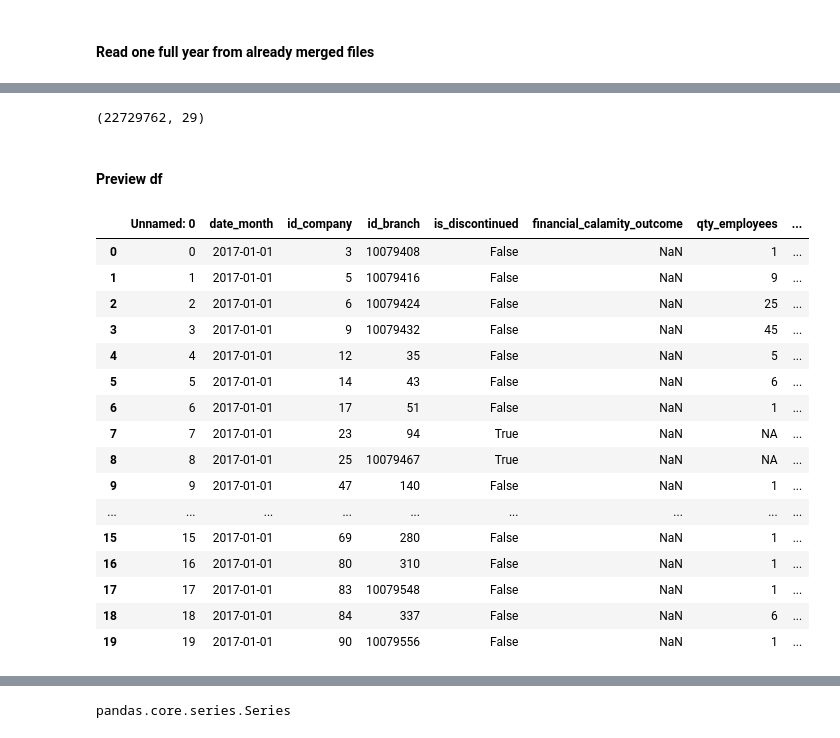
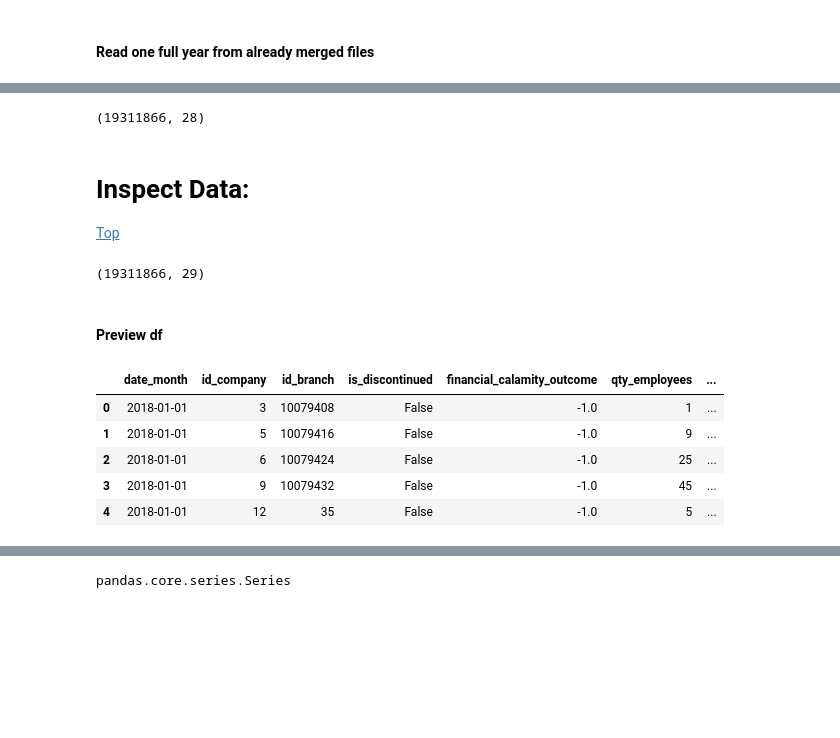
Before and after one commit to mark-me/relocation_indicator, a Jupyter notebook: Notebooks/Data_Merging/graydon_inspect_one_year.ipynb, the cells around one changed output, grey strips where cells are left out. Cells and saved outputs as stored; diff of their text form; code cells hidden in the pictures; blank space fills up the shorter version.

```diff
--- a/Notebooks/Data_Merging/graydon_inspect_one_year.ipynb
+++ b/Notebooks/Data_Merging/graydon_inspect_one_year.ipynb
@@ -51,7 +67,7 @@ selected_columns_small = ['date_month', 'id_company', 'id_branch', 'date_establi
         'has_name_change'
        ]
 # %%
-#%%time
+
 def read_one_year_from_bucket_merged_csv(year, dir_prefix = ''):
     """ Reads a whole year of data from the already merged files """
     full_year_df = pd.DataFrame()
@@ -63,9 +79,41 @@ def read_one_year_from_bucket_merged_csv(year, dir_prefix = ''):
         if year in blob.name:
             print('Processing file: ', blob.name)
             with fs.open('graydon-data/' + blob.name) as f:
-                full_year_df = pd.read_csv(f, sep=',')
+                full_year_df = pd.read_csv(f, sep=',', index_col=0)
         print('The number of rows so far is: ', full_year_df.shape[0])
     return full_year_df
+# %%
+def clean_data_per_year(df):
+    df['date_month'] = pd.to_datetime(df['date_month'])
+    df['financial_calamity_outcome'] = df['financial_calamity_outcome'].fillna(-1)
+    df['qty_employees'] = df['qty_employees'].str.strip()
+    df.loc[df.qty_employees == 'NA', 'qty_employees'] = 0
+    df['qty_employees'] = df['qty_employees'].fillna(0)
+    df['qty_employees'] = df['qty_employees'].astype(str).astype(int)
+    df['year_qty_employees'] = df['year_qty_employees'].str.strip()
+    df.loc[df.year_qty_employees == 'NA', 'year_qty_employees'] = None
+    df['amt_revenue'] = df['amt_revenue'].str.strip()
+    df.loc[df.amt_revenue == 'NA', 'amt_revenue'] = 0
+    df['amt_revenue'] = df['amt_revenue'].astype(str).str.replace(',','.').astype(float)
+    df['year_revenue'] = df['year_revenue'].str.strip()
+    df.loc[df.year_revenue == 'NA', 'year_revenue'] = 0
+    df['amt_consolidated_revenue'] = df['amt_consolidated_revenue'].str.strip()
+    df.loc[df.amt_consolidated_revenue == 'NA', 'amt_consolidated_revenue'] = 0
+    df['amt_consolidated_revenue'] = df['amt_consolidated_revenue'].astype(str).str.replace(',','.').astype(float)
+    df['year_consolidated_revenue'] = df['year_consolidated_revenue'].str.strip()
+    df.loc[df.year_consolidated_revenue == 'NA', 'year_consolidated_revenue'] = 0
+    df['amt_consolidated_operating_result'] = df['amt_consolidated_operating_result'].str.strip()
+    df.loc[df.amt_consolidated_operating_result == 'NA', 'amt_consolidated_operating_result'] = 0
+    df['amt_consolidated_operating_result'] = df['amt_consolidated_operating_result'].astype(str).str.replace(',','.').astype(float)
+    df['year_consolidated_operating_result'] = df['year_consolidated_operating_result'].str.strip()
+    df.loc[df.year_consolidated_operating_result == 'NA', 'year_consolidated_operating_result'] = 0
+    df['score_pd'] = df['score_pd'].str.strip()
+    df.loc[df.score_pd == 'NA', 'score_pd'] = 0
+    df['score_pd'] = df['score_pd'].astype(str).str.replace(',','.').astype(float)
+    df['has_increased_risk'] = df['has_increased_risk'].astype(bool)
+    df.loc[df.has_increased_risk == None, 'has_increased_risk'] = False
+    df.loc[df.code_sbi_2.isnull(), 'code_sbi_2'] = 0
+    return df
 # %%
 def save_df_locally(df, dir_prefix, year, as_json= False):
     """ Saves df as json or csv locally on server """
@@ -78,5 +126,5 @@ def save_df_locally(df, dir_prefix, year, as_json= False):
 # %% [markdown]
 #### Read one full year from already merged files
 # %%
-one_year_df = read_one_year_from_bucket_merged_csv(dir_prefix= 'including_scores/merged_per_year', year = '2017')
+one_year_df = read_one_year_from_bucket_merged_csv(dir_prefix= 'including_scores/merged_per_year', year = '2018')
 # %% [output]
@@ -96,29 +142,31 @@ The number of rows so far is:  22729762
+# %%
+one_year_df = clean_data_per_year(one_year_df)
+# %%
+one_year_df.shape
+# %% [output]
+(19311866, 28)
+# %% [markdown]
+<a id='inspect_data'></a>
+
+# Inspect Data:
+
+
+<a href=#top>Top</a>
 # %%
 one_year_df.shape
 # %% [output]
-(22729762, 29)
+(19311866, 29)
 # %% [markdown]
 #### Preview df
 # %%
-HTML(DataFrame(one_year_df.head(20)).to_html())
+HTML(DataFrame(one_year_df.head(5)).to_html())
 # %% [output]
-|  | Unnamed: 0 | date_month | id_company | id_branch | is_discontinued | financial_calamity_outcome | qty_employees | ... |
-| 0 | 0 | 2017-01-01 | 3 | 10079408 | False | NaN | 1 | ... |
-| 1 | 1 | 2017-01-01 | 5 | 10079416 | False | NaN | 9 | ... |
-| 2 | 2 | 2017-01-01 | 6 | 10079424 | False | NaN | 25 | ... |
-| 3 | 3 | 2017-01-01 | 9 | 10079432 | False | NaN | 45 | ... |
-| 4 | 4 | 2017-01-01 | 12 | 35 | False | NaN | 5 | ... |
-| 5 | 5 | 2017-01-01 | 14 | 43 | False | NaN | 6 | ... |
-| 6 | 6 | 2017-01-01 | 17 | 51 | False | NaN | 1 | ... |
-| 7 | 7 | 2017-01-01 | 23 | 94 | True | NaN | NA | ... |
-| 8 | 8 | 2017-01-01 | 25 | 10079467 | True | NaN | NA | ... |
-| 9 | 9 | 2017-01-01 | 47 | 140 | False | NaN | 1 | ... |
-| ... | ... | ... | ... | ... | ... | ... | ... | ... |
-| 15 | 15 | 2017-01-01 | 69 | 280 | False | NaN | 1 | ... |
-| 16 | 16 | 2017-01-01 | 80 | 310 | False | NaN | 1 | ... |
-| 17 | 17 | 2017-01-01 | 83 | 10079548 | False | NaN | 1 | ... |
-| 18 | 18 | 2017-01-01 | 84 | 337 | False | NaN | 6 | ... |
-| 19 | 19 | 2017-01-01 | 90 | 10079556 | False | NaN | 1 | ... |
+|  | date_month | id_company | id_branch | is_discontinued | financial_calamity_outcome | qty_employees | ... |
+| 0 | 2018-01-01 | 3 | 10079408 | False | -1.0 | 1 | ... |
+| 1 | 2018-01-01 | 5 | 10079416 | False | -1.0 | 9 | ... |
+| 2 | 2018-01-01 | 6 | 10079424 | False | -1.0 | 25 | ... |
+| 3 | 2018-01-01 | 9 | 10079432 | False | -1.0 | 45 | ... |
+| 4 | 2018-01-01 | 12 | 35 | False | -1.0 | 5 | ... |
 # %%
 one_year_df['has_relocated'].value_counts()
 # %% [output]
```
Also changed, not shown: parts of 98 cells of this notebook.
